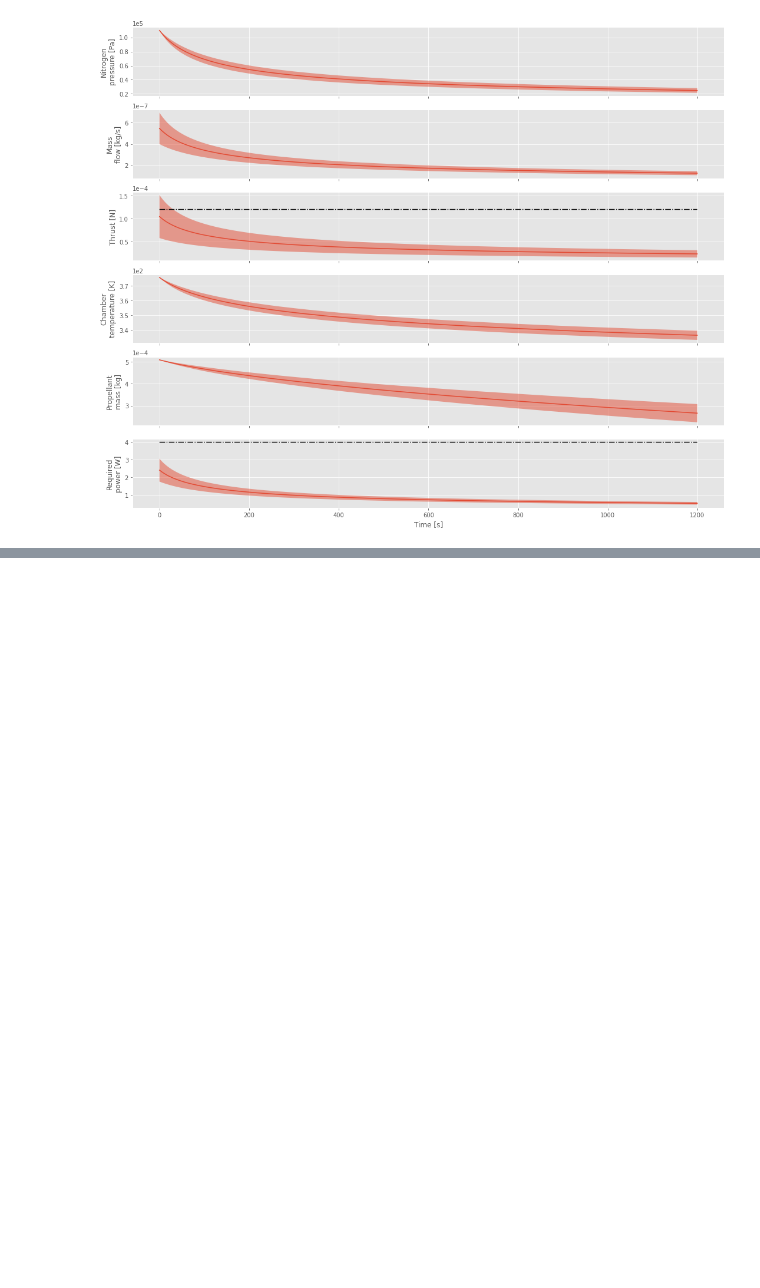
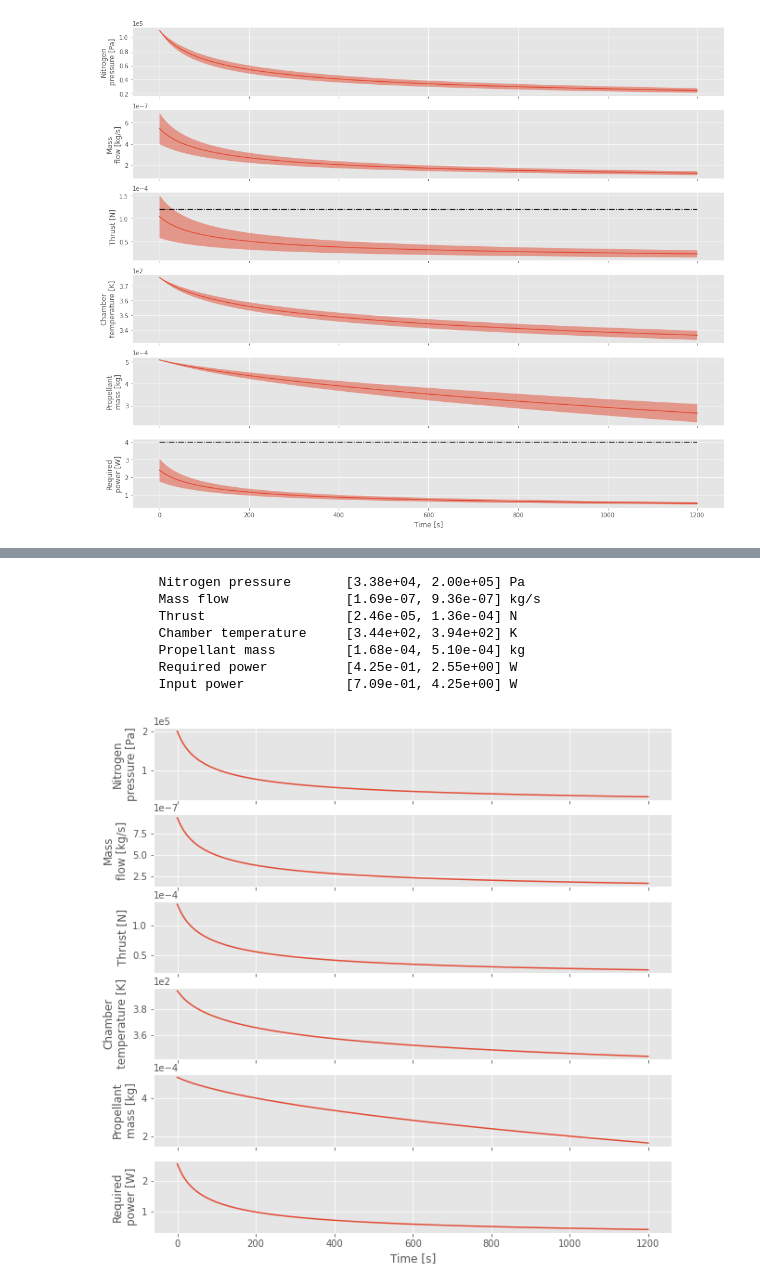
Before and after one commit to wdoppenberg/mp-operational-envelope, a Jupyter notebook: OperationalEnvelope.ipynb, the cells around one changed output, grey strips where cells are left out. Saved outputs shown, nothing was run; the diff lists cells and outputs as text; code cells hidden in the pictures; blank space fills up the shorter version.

```diff
--- a/OperationalEnvelope.ipynb
+++ b/OperationalEnvelope.ipynb
@@ -524,0 +543,29 @@ Text(0.5, 0, 'Time [s]')
+# %%
+input_vars = dict(
+    A_t=4.5e-9,
+    l_tube=0.3,
+    d_tube=1.57e-3,
+    T_0 = 283,
+    I_sp = 74,
+    eff_Q=0.6,
+    propellant=c.Water,
+    p_0=2e5,
+    V_fraction=0.12,
+    C_d=0.66,
+    xi_s=0.2
+)
+
+oe = OperationalEnvelope(input_vars)
+
+oe.simulate(0.1, 1200)
+oe.describe()
+oe.plot()
+# %% [output]
+        Nitrogen pressure       [3.38e+04, 2.00e+05] Pa
+        Mass flow               [1.69e-07, 9.36e-07] kg/s
+        Thrust                  [2.46e-05, 1.36e-04] N
+        Chamber temperature     [3.44e+02, 3.94e+02] K
+        Propellant mass         [1.68e-04, 5.10e-04] kg
+        Required power          [4.25e-01, 2.55e+00] W
+        Input power             [7.09e-01, 4.25e+00] W
+[figure, added]
```
Also changed, not shown: parts of 4 cells of this notebook.
